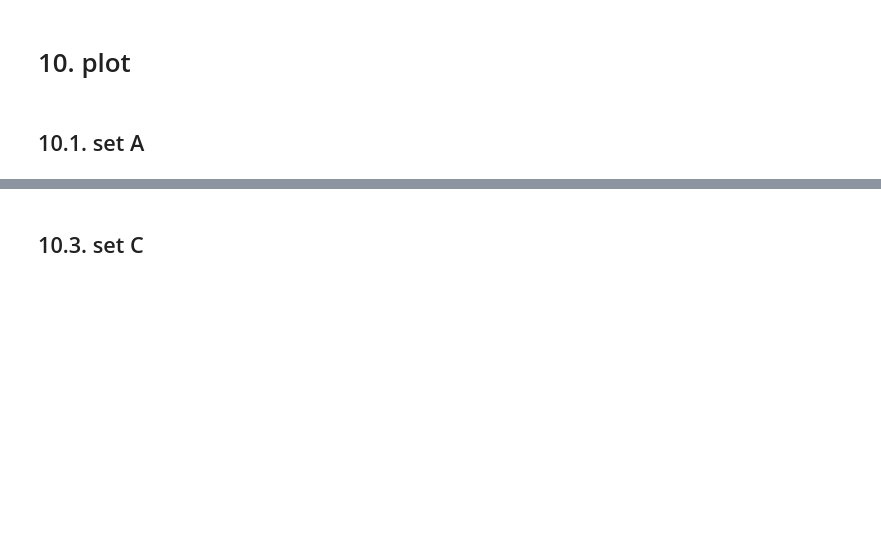
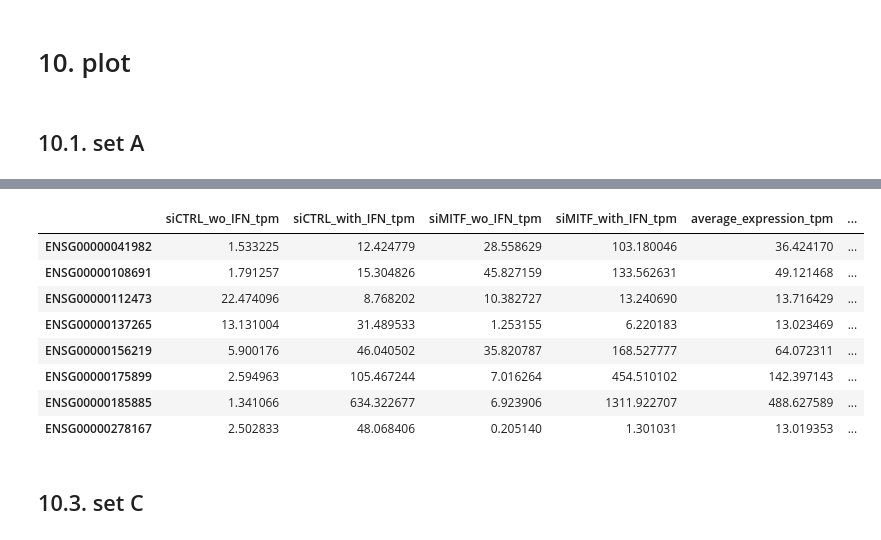
Before and after one commit to adelomana/nautholsvik, a Jupyter notebook: 04_differential_response/deseq2/non-additive effects quantifier.ipynb, the cells around one changed output, grey strips where cells are left out. Cells and saved outputs as stored; diff of their text form; code cells hidden in the pictures; blank space fills up the shorter version.

```diff
--- a/04_differential_response/deseq2/non-additive effects quantifier.ipynb
+++ b/04_differential_response/deseq2/non-additive effects quantifier.ipynb
@@ -768,3 +561,15 @@ number of genes in the figure: 20
+# %%
+sub
+# %% [output]
+|  | siCTRL_wo_IFN_tpm | siCTRL_with_IFN_tpm | siMITF_wo_IFN_tpm | siMITF_with_IFN_tpm | average_expression_tpm | ... |
+| ENSG00000041982 | 1.533225 | 12.424779 | 28.558629 | 103.180046 | 36.424170 | ... |
+| ENSG00000108691 | 1.791257 | 15.304826 | 45.827159 | 133.562631 | 49.121468 | ... |
+| ENSG00000112473 | 22.474096 | 8.768202 | 10.382727 | 13.240690 | 13.716429 | ... |
+| ENSG00000137265 | 13.131004 | 31.489533 | 1.253155 | 6.220183 | 13.023469 | ... |
+| ENSG00000156219 | 5.900176 | 46.040502 | 35.820787 | 168.527777 | 64.072311 | ... |
+| ENSG00000175899 | 2.594963 | 105.467244 | 7.016264 | 454.510102 | 142.397143 | ... |
+| ENSG00000185885 | 1.341066 | 634.322677 | 6.923906 | 1311.922707 | 488.627589 | ... |
+| ENSG00000278167 | 2.502833 | 48.068406 | 0.205140 | 1.301031 | 13.019353 | ... |
 # %% [markdown]
 ## 10.3. set C
 # %%
```
Also changed, not shown: parts of 12 cells of this notebook.
